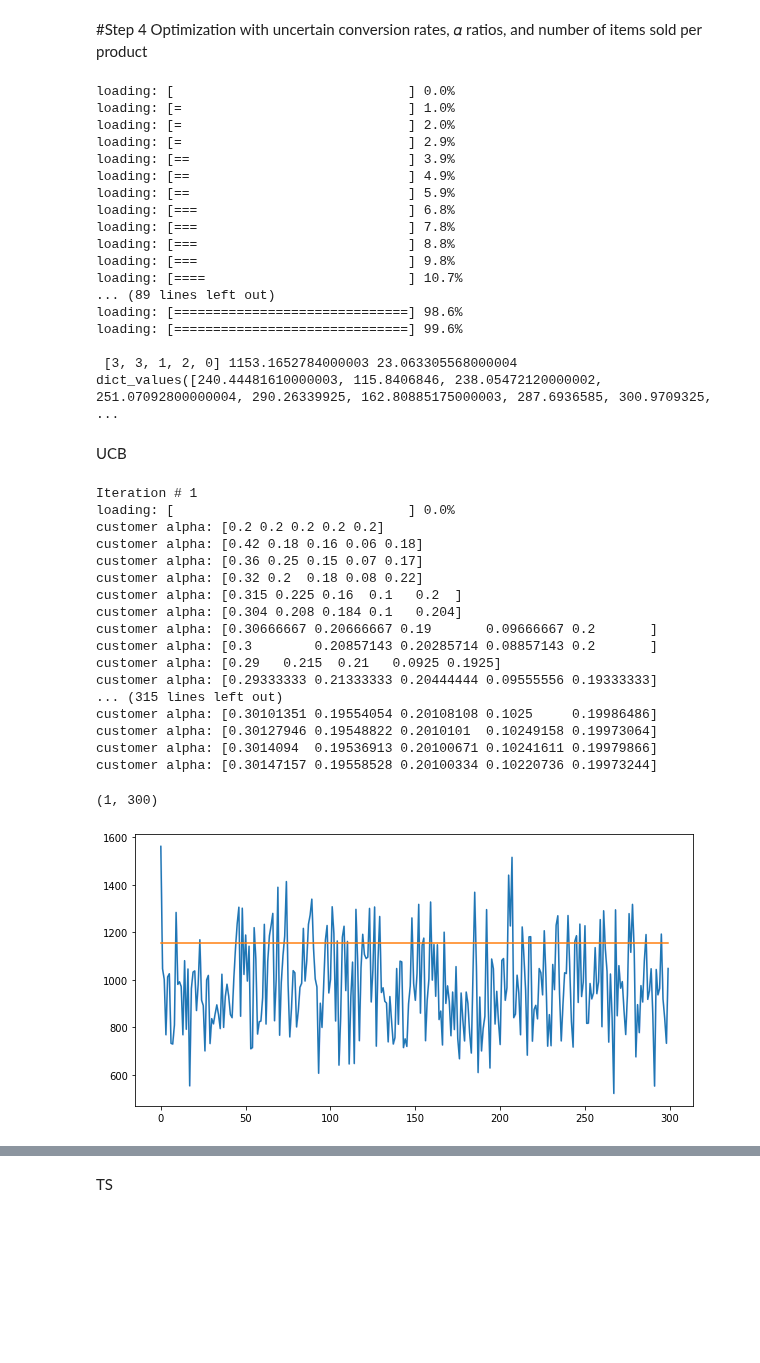
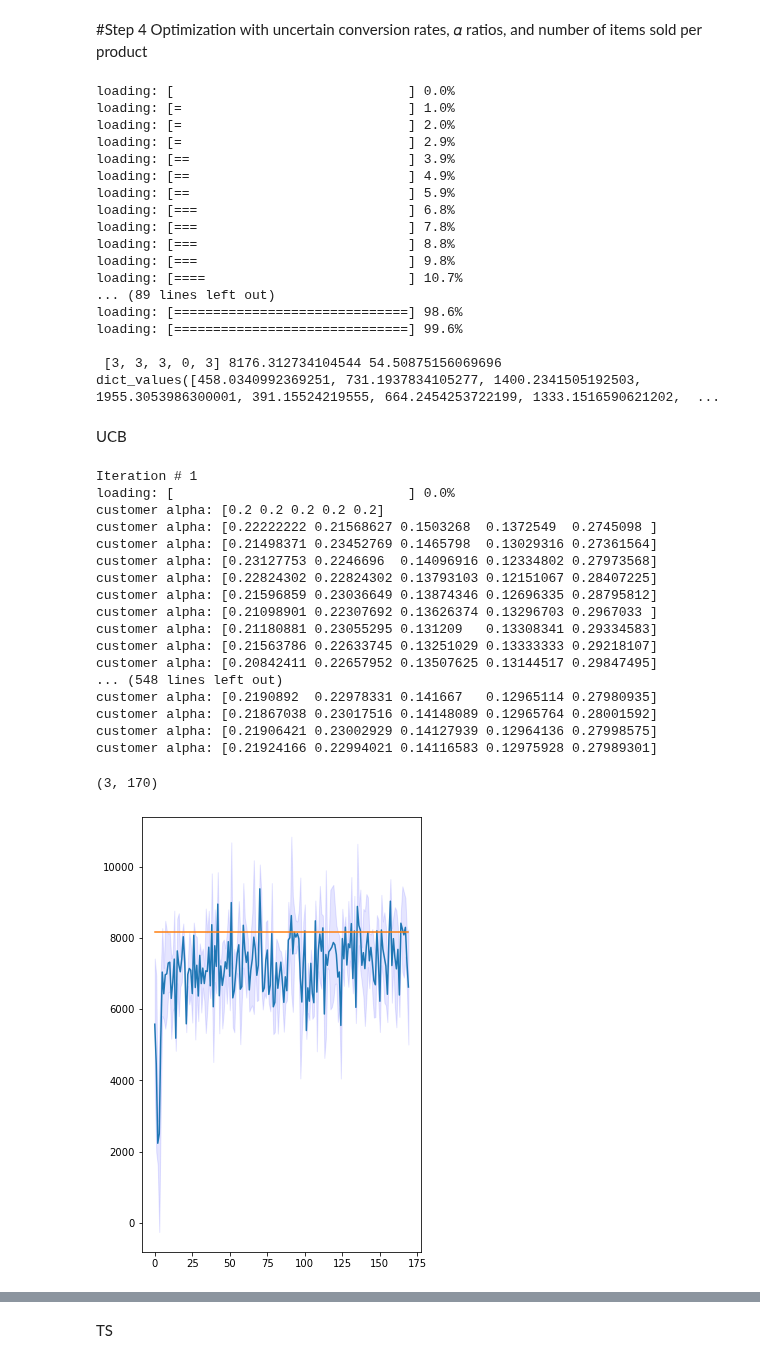
Before and after one commit to VladMarianCimpeanu/OLA_project, a Jupyter notebook: step4.ipynb, the cells around one changed output, grey strips where cells are left out. Cells and saved outputs as stored; diff of their text form; code cells hidden in the pictures; blank space fills up the shorter version.

```diff
--- a/step4.ipynb
+++ b/step4.ipynb
@@ -20,11 +20,11 @@ from Code.TSLearner4 import TSLearner4
 
 %matplotlib inline
 # %%
-cust_json = "customer_classes.json"
-today_customer = 50
-var_cust = 0
+cust_json = "customer3.json"
+today_customer = 150
+var_cust = 10
 p_lambda = 1.0
-graph_json = "business_full_graph.json"
+graph_json = "business_full_graph2.json"
 
 arms = settings.prices
 environment = Environment(cust_json,today_customer,var_cust,p_lambda, graph_json, arms)
@@ -47,7 +47,7 @@ loading: [====                          ] 10.7%
 loading: [==============================] 98.6%
 loading: [==============================] 99.6%
 
- [3, 3, 1, 2, 0] 1153.1652784000003 23.063305568000004 dict_values([240.44481610000003, 115.8406846, 238.05472120000002, 251.07092800000004, 290.26339925, 162.80885175000003, 287.6936585, 300.9709325, ...
+ [3, 3, 3, 0, 3] 8176.312734104544 54.50875156069696 dict_values([458.0340992369251, 731.1937834105277, 1400.2341505192503, 1955.3053986300001, 391.15524219555, 664.2454253722199, 1333.1516590621202,  ...
 # %%
 n_arms = 4
 n_products = 5
@@ -57,8 +57,8 @@ feature2 = 0
 
 customer = Customer(feature1, feature2)
 
-TIME_HORIZON = 300
-NUM_ITERATION = 1
+TIME_HORIZON = 170
+NUM_ITERATION = 3
 # %%
 #unknown parameters
 alphas = np.array([0.2, 0.2, 0.2, 0.2, 0.2]) #uniform
@@ -80,6 +80,7 @@ for i in range(NUM_ITERATION):
         if t % 10 == 0:
             utils.progress_bar(t, TIME_HORIZON)
         super_arm = ucb4_learner.select_superarm()
+        print(super_arm)
         report = environment.round(super_arm)
         ucb4_learner.update(super_arm.copy(), report)
     rewards = ucb4_learner.history_rewards
@@ -90,31 +91,31 @@ rewards_iterations.shape
 Iteration # 1
 loading: [                              ] 0.0%
 customer alpha: [0.2 0.2 0.2 0.2 0.2]
-customer alpha: [0.42 0.18 0.16 0.06 0.18]
-customer alpha: [0.36 0.25 0.15 0.07 0.17]
-customer alpha: [0.32 0.2  0.18 0.08 0.22]
-customer alpha: [0.315 0.225 0.16  0.1   0.2  ]
-customer alpha: [0.304 0.208 0.184 0.1   0.204]
-customer alpha: [0.30666667 0.20666667 0.19       0.09666667 0.2       ]
-customer alpha: [0.3        0.20857143 0.20285714 0.08857143 0.2       ]
-customer alpha: [0.29   0.215  0.21   0.0925 0.1925]
-customer alpha: [0.29333333 0.21333333 0.20444444 0.09555556 0.19333333]
-... (315 lines left out)
-customer alpha: [0.30101351 0.19554054 0.20108108 0.1025     0.19986486]
-customer alpha: [0.30127946 0.19548822 0.2010101  0.10249158 0.19973064]
-customer alpha: [0.3014094  0.19536913 0.20100671 0.10241611 0.19979866]
-customer alpha: [0.30147157 0.19558528 0.20100334 0.10220736 0.19973244]
+customer alpha: [0.22222222 0.21568627 0.1503268  0.1372549  0.2745098 ]
+customer alpha: [0.21498371 0.23452769 0.1465798  0.13029316 0.27361564]
+customer alpha: [0.23127753 0.2246696  0.14096916 0.12334802 0.27973568]
+customer alpha: [0.22824302 0.22824302 0.13793103 0.12151067 0.28407225]
+customer alpha: [0.21596859 0.23036649 0.13874346 0.12696335 0.28795812]
+customer alpha: [0.21098901 0.22307692 0.13626374 0.13296703 0.2967033 ]
+customer alpha: [0.21180881 0.23055295 0.131209   0.13308341 0.29334583]
+customer alpha: [0.21563786 0.22633745 0.13251029 0.13333333 0.29218107]
+customer alpha: [0.20842411 0.22657952 0.13507625 0.13144517 0.29847495]
+... (548 lines left out)
+customer alpha: [0.2190892  0.22978331 0.141667   0.12965114 0.27980935]
+customer alpha: [0.21867038 0.23017516 0.14148089 0.12965764 0.28001592]
+customer alpha: [0.21906421 0.23002929 0.14127939 0.12964136 0.27998575]
+customer alpha: [0.21924166 0.22994021 0.14116583 0.12975928 0.27989301]
-(1, 300)
+(3, 170)
 # %%
-plt.figure(figsize=(10, 5))
+plt.figure(figsize=(5, 8))
 mean = np.mean(rewards_iterations, axis=0)
 stdev = np.std(rewards_iterations, axis=0)
 
 plt.plot(range(len(mean)), mean)
 plt.fill_between(range(len(mean)), (mean-stdev), (mean+stdev), color='b', alpha=.1)
 
 plt.plot([_ for _ in range(len(rewards))], [clairvoyant_reward for _ in range(len(rewards))])
 plt.show()
 # %% [output]
-[figure, old version]
+[figure, new version]
 # %%
```
Also changed, not shown: parts of 7 cells of this notebook, 6 other files.
